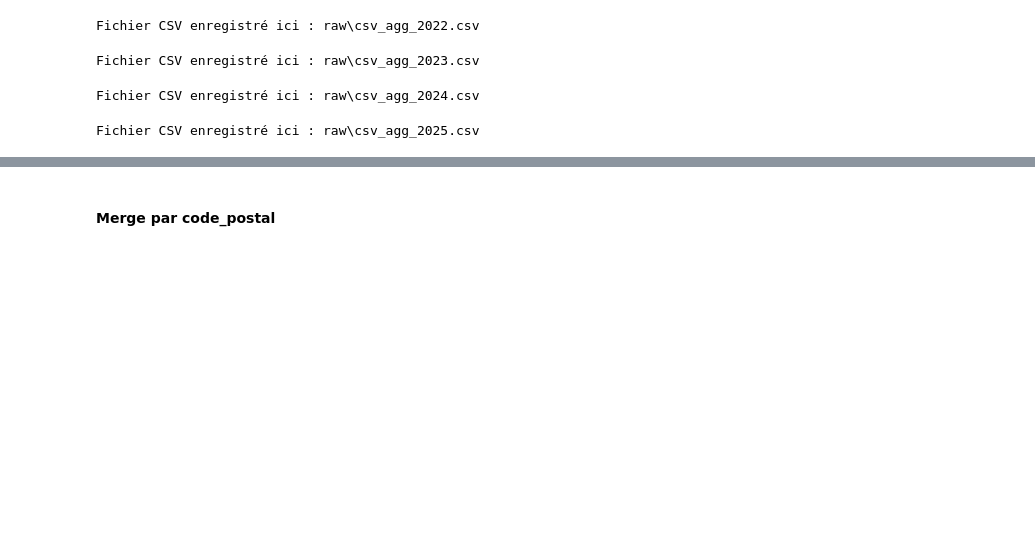
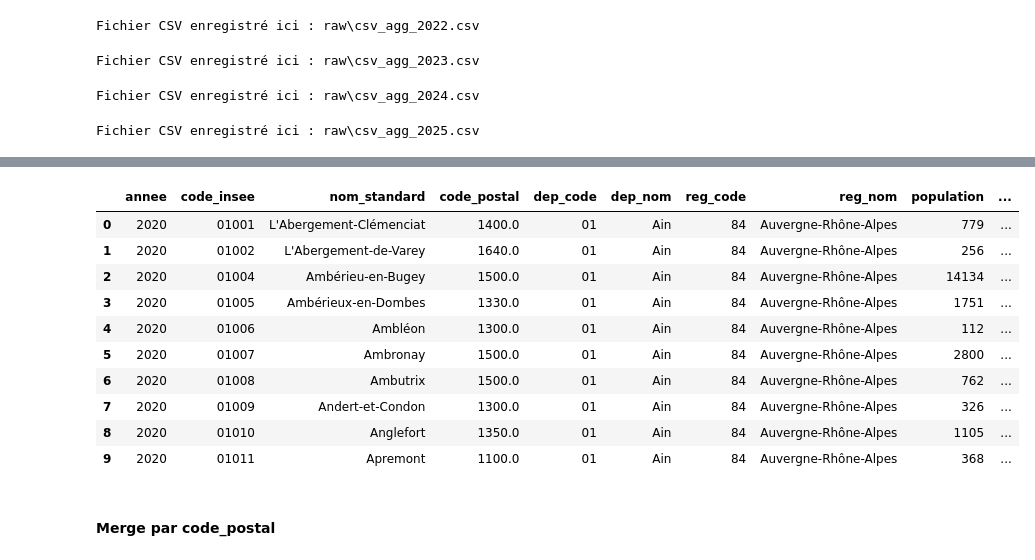
Before and after one commit to FatimaUY/GeoLogis, a Jupyter notebook: src/data-pipeline/merge/merge_data.ipynb, the cells around one changed output, grey strips where cells are left out. Cells and saved outputs as stored; diff of their text form; code cells hidden in the pictures; blank space fills up the shorter version.

```diff
--- a/src/data-pipeline/merge/merge_data.ipynb
+++ b/src/data-pipeline/merge/merge_data.ipynb
@@ -155,16 +159,0 @@ Index(['Unnamed: 0', 'code_insee', 'nom_standard', 'nom_sans_pronom', 'nom_a',
-# %%
-cols_commune = [
-    'annee','code_insee', 'nom_standard', 'code_postal',
-    'dep_code', 'dep_nom', 'reg_code', 'reg_nom',
-    'population', 'densite', 'superficie_km2',
-    'latitude_centre', 'longitude_centre','zone_emploi'
-]
-
-df_communes_all = df_communes_all[cols_commune]
-# %%
-df_communes_all = df_communes_all[
-    df_communes_all['code_insee'].notna() &
-    ~df_communes_all['code_insee'].astype(str).str.startswith(('97', '98', '2A', '2B'))
-]
-
-df_communes_all['code_insee'] = df_communes_all['code_insee'].astype(int)
@@ -316,3 +160,26 @@ df = pd.read_csv(r'raw\csv_merge_all.csv', sep=';')
+# %%
+cols_commune = [
+    'annee','code_insee', 'nom_standard', 'code_postal',
+    'dep_code', 'dep_nom', 'reg_code', 'reg_nom',
+    'population', 'densite', 'superficie_km2',
+    'latitude_centre', 'longitude_centre','zone_emploi'
+]
+df_comm = df_communes_all[cols_commune]
+
+
+df_comm[df_comm['annee'] == 2020].head(10)
+# %% [output]
+|  | annee | code_insee | nom_standard | code_postal | dep_code | dep_nom | reg_code | reg_nom | population | ... |
+| 0 | 2020 | 01001 | L'Abergement-Clémenciat | 1400.0 | 01 | Ain | 84 | Auvergne-Rhône-Alpes | 779 | ... |
+| 1 | 2020 | 01002 | L'Abergement-de-Varey | 1640.0 | 01 | Ain | 84 | Auvergne-Rhône-Alpes | 256 | ... |
+| 2 | 2020 | 01004 | Ambérieu-en-Bugey | 1500.0 | 01 | Ain | 84 | Auvergne-Rhône-Alpes | 14134 | ... |
+| 3 | 2020 | 01005 | Ambérieux-en-Dombes | 1330.0 | 01 | Ain | 84 | Auvergne-Rhône-Alpes | 1751 | ... |
+| 4 | 2020 | 01006 | Ambléon | 1300.0 | 01 | Ain | 84 | Auvergne-Rhône-Alpes | 112 | ... |
+| 5 | 2020 | 01007 | Ambronay | 1500.0 | 01 | Ain | 84 | Auvergne-Rhône-Alpes | 2800 | ... |
+| 6 | 2020 | 01008 | Ambutrix | 1500.0 | 01 | Ain | 84 | Auvergne-Rhône-Alpes | 762 | ... |
+| 7 | 2020 | 01009 | Andert-et-Condon | 1300.0 | 01 | Ain | 84 | Auvergne-Rhône-Alpes | 326 | ... |
+| 8 | 2020 | 01010 | Anglefort | 1350.0 | 01 | Ain | 84 | Auvergne-Rhône-Alpes | 1105 | ... |
+| 9 | 2020 | 01011 | Apremont | 1100.0 | 01 | Ain | 84 | Auvergne-Rhône-Alpes | 368 | ... |
 # %% [markdown]
 #### Merge par code_postal
 # %%
```
Also changed, not shown: parts of 49 cells of this notebook.
